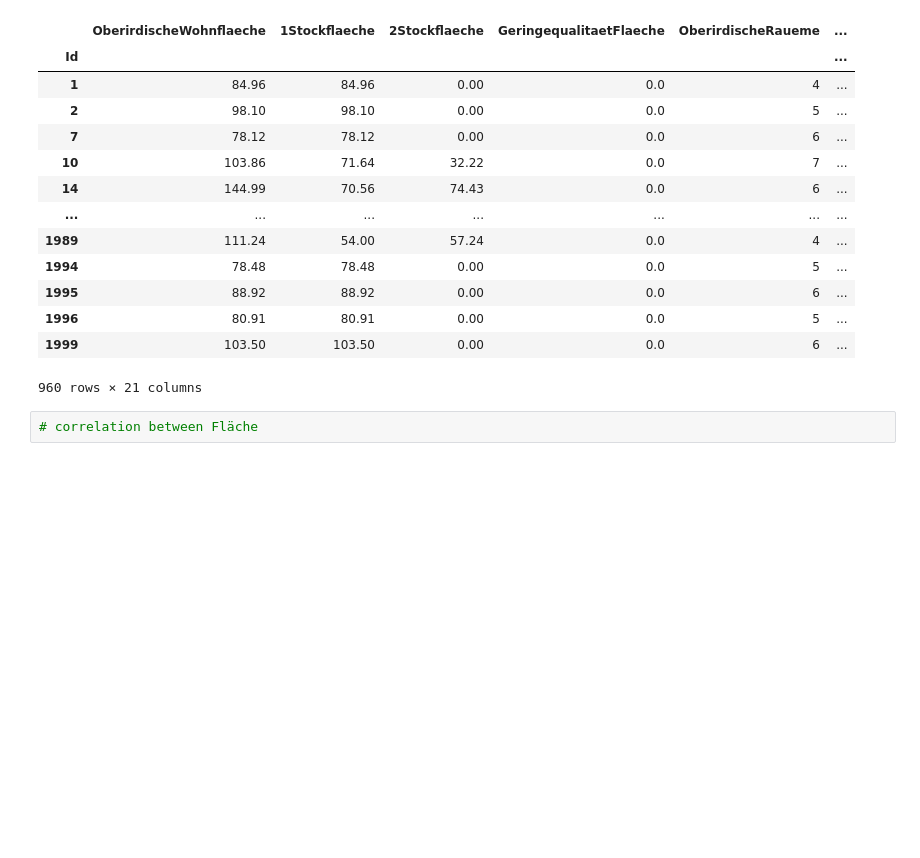
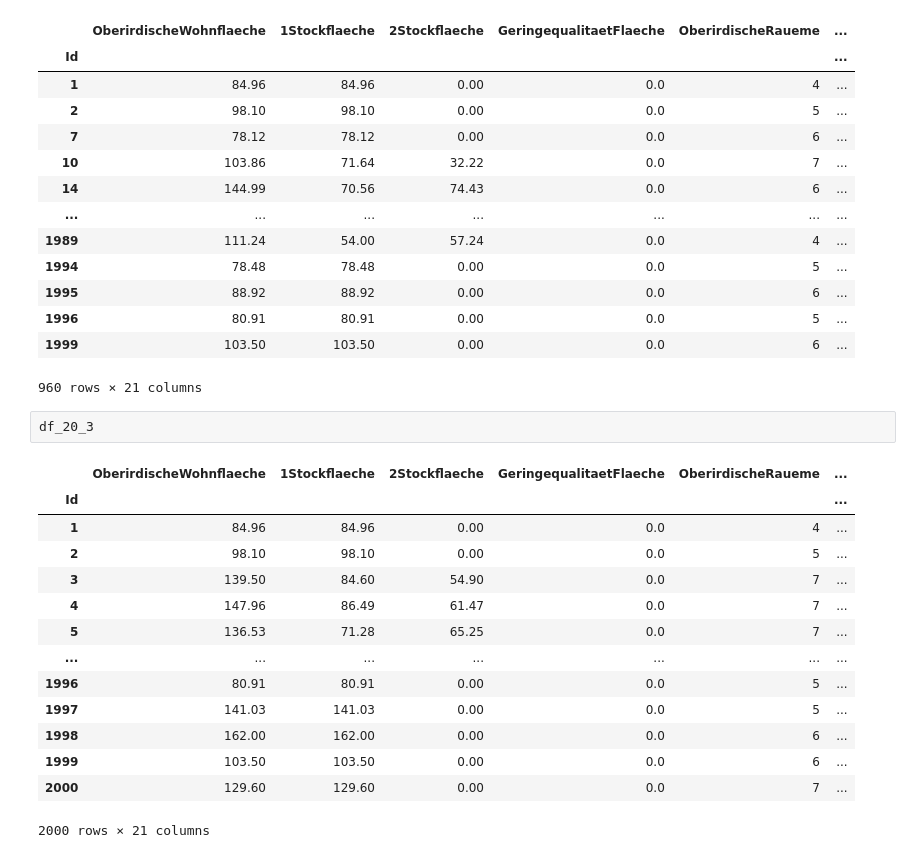
Before and after one commit to FlowBYRN/ml_hackathon, a Jupyter notebook: Analyze_flo.ipynb, the cells around one changed output. Saved outputs shown, nothing was run; the diff lists cells and outputs as text; blank space fills up the shorter version.

```diff
--- a/Analyze_flo.ipynb
+++ b/Analyze_flo.ipynb
@@ -349,5 +349,20 @@ df_20_3[(df_20_3['Kamine'] == 0) & (df_20_3['Kaminqualitaet'].isnull())]
 | 1996 | 80.91 | 80.91 | 0.00 | 0.0 | 5 | ... |
 | 1999 | 103.50 | 103.50 | 0.00 | 0.0 | 6 | ... |
 960 rows × 21 columns
-# %%
-# correlation between Fläche
+# %%
+df_20_3
+# %% [output]
+|  | OberirdischeWohnflaeche | 1Stockflaeche | 2Stockflaeche | GeringequalitaetFlaeche | OberirdischeRaueme | ... |
+| Id |  |  |  |  |  | ... |
+| 1 | 84.96 | 84.96 | 0.00 | 0.0 | 4 | ... |
+| 2 | 98.10 | 98.10 | 0.00 | 0.0 | 5 | ... |
+| 3 | 139.50 | 84.60 | 54.90 | 0.0 | 7 | ... |
+| 4 | 147.96 | 86.49 | 61.47 | 0.0 | 7 | ... |
+| 5 | 136.53 | 71.28 | 65.25 | 0.0 | 7 | ... |
+| ... | ... | ... | ... | ... | ... | ... |
+| 1996 | 80.91 | 80.91 | 0.00 | 0.0 | 5 | ... |
+| 1997 | 141.03 | 141.03 | 0.00 | 0.0 | 5 | ... |
+| 1998 | 162.00 | 162.00 | 0.00 | 0.0 | 6 | ... |
+| 1999 | 103.50 | 103.50 | 0.00 | 0.0 | 6 | ... |
+| 2000 | 129.60 | 129.60 | 0.00 | 0.0 | 7 | ... |
+2000 rows × 21 columns
```
Also changed, not shown: parts of 3 cells of this notebook, 1 other file.
